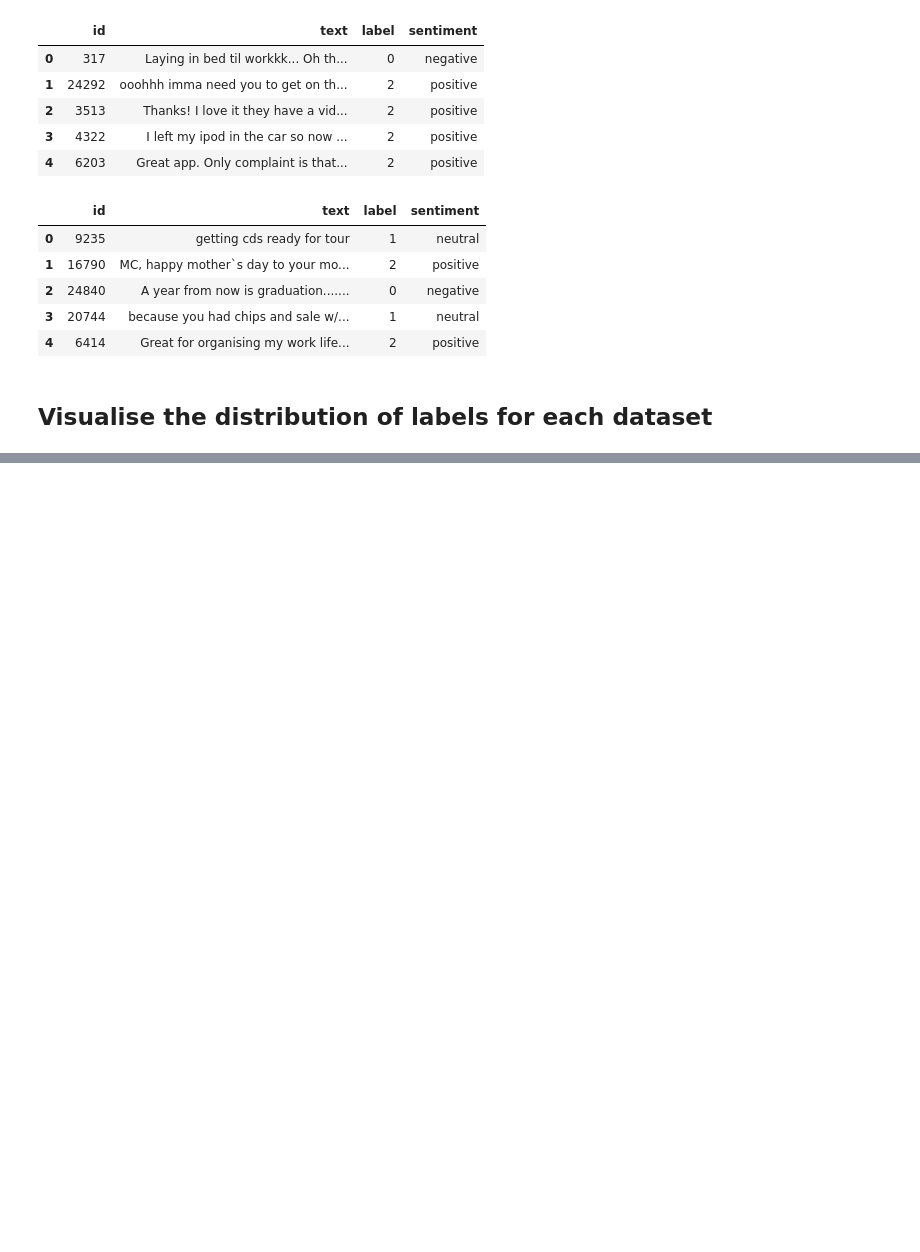
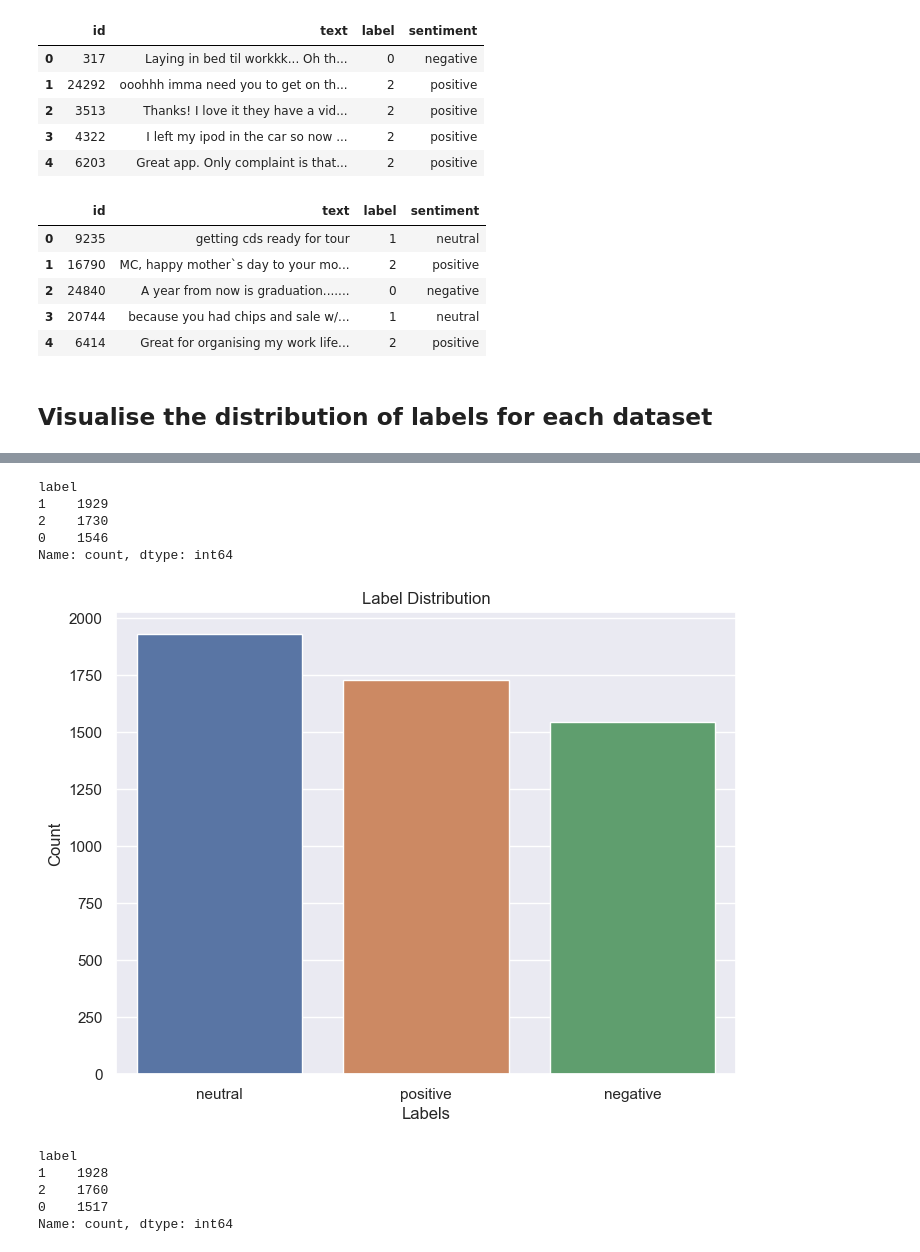
Before and after one commit to yuhuicaoo/Sentiment-Analysis-Project, a Jupyter notebook: data_visualisation.ipynb, the cells around one changed output, grey strips where cells are left out. Drawn from its saved outputs; the diff is of its cells as text; code cells hidden in the pictures; blank space fills up the shorter version.

```diff
--- a/data_visualisation.ipynb
+++ b/data_visualisation.ipynb
@@ -78,0 +78,25 @@ Passing `palette` without assigning `hue` is deprecated and will be removed in v
+# %%
+test_ds['label'].value_counts()
+# %% [output]
+label
+1    1929
+2    1730
+0    1546
+Name: count, dtype: int64
+# %%
+plt.figure(figsize=(8,6))
+sns.countplot(x='sentiment', data=test_ds, hue='sentiment', legend=False)
+plt.title("Label Distribution")
+plt.xlabel('Labels')
+plt.ylabel('Count')
+plt.show()
+# %% [output]
+[figure, added]
+# %%
+val_ds['label'].value_counts()
+# %% [output]
+label
+1    1928
+2    1760
+0    1517
+Name: count, dtype: int64
```
Also changed, not shown: parts of 21 cells of this notebook.
